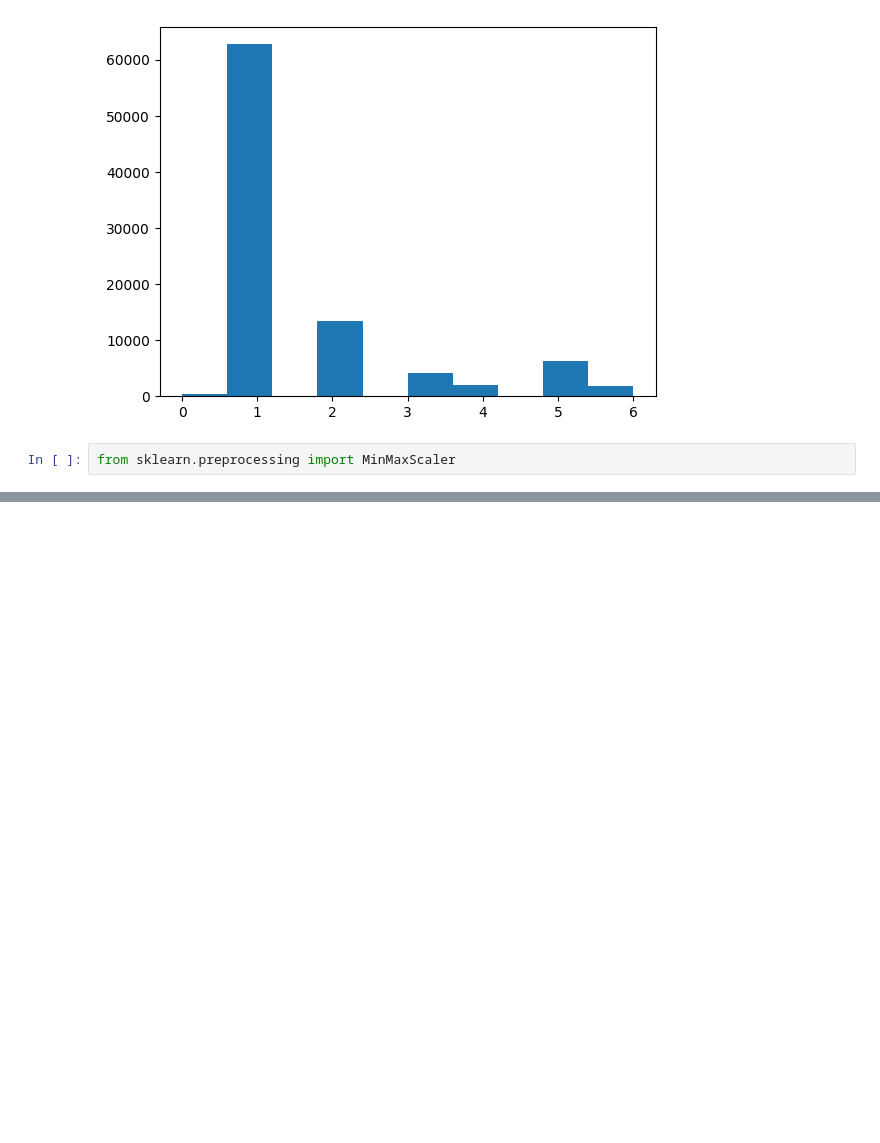
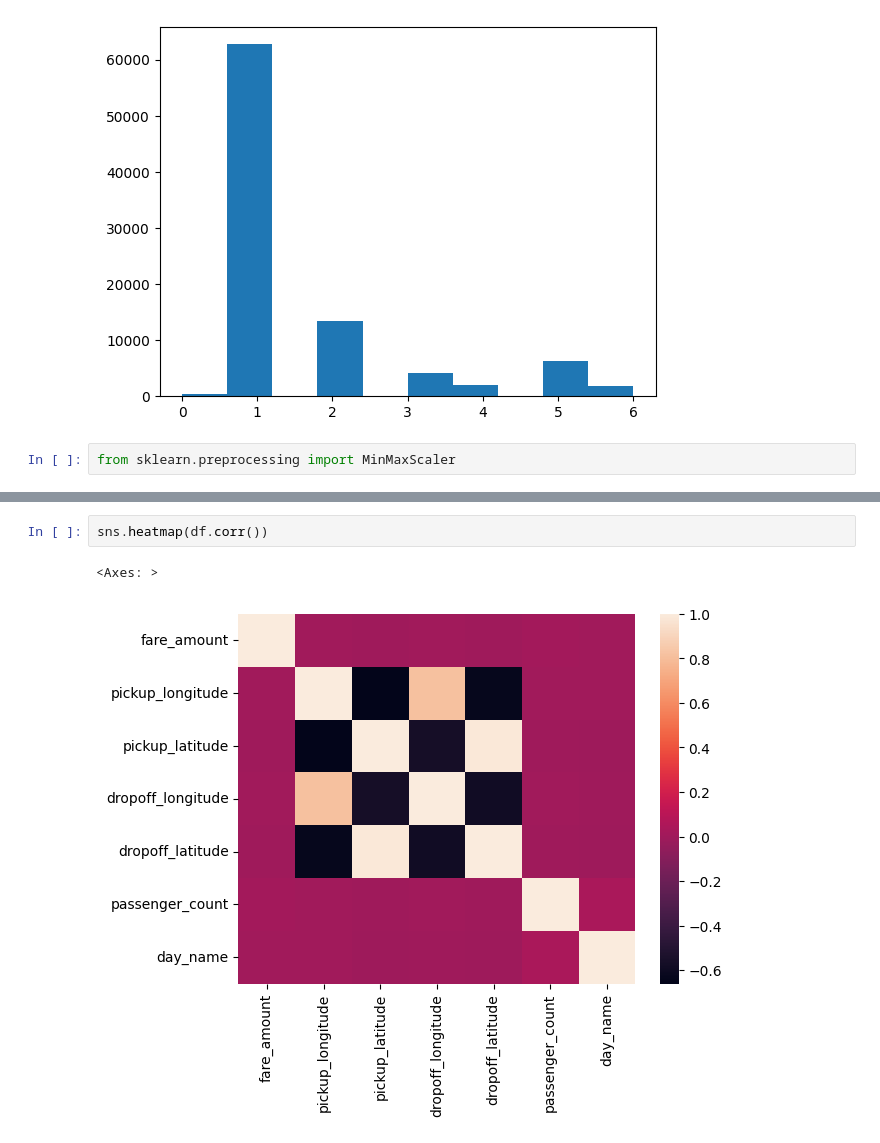
Before and after one commit to yjalil/prelectureMLops, a Jupyter notebook: project/mynotebook.ipynb, the cells around one changed output, grey strips where cells are left out. Saved outputs shown, nothing was run; the diff lists cells and outputs as text; blank space fills up the shorter version.

```diff
--- a/project/mynotebook.ipynb
+++ b/project/mynotebook.ipynb
@@ -51,0 +136,5 @@ def passenger_scale(df):
+# %%
+sns.heatmap(df.corr())
+# %% [output]
+<Axes: >
+[figure, added]
```
Also changed, not shown: parts of 15 cells of this notebook, 9 other files.
